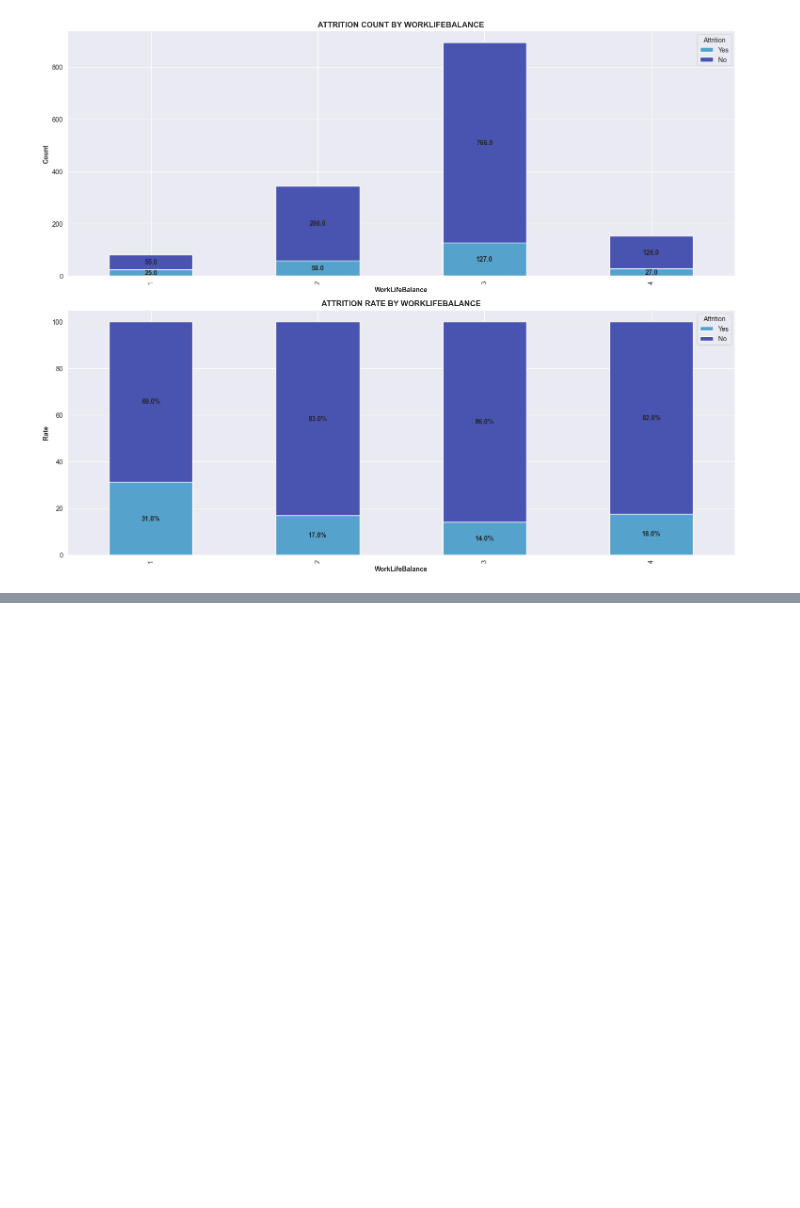
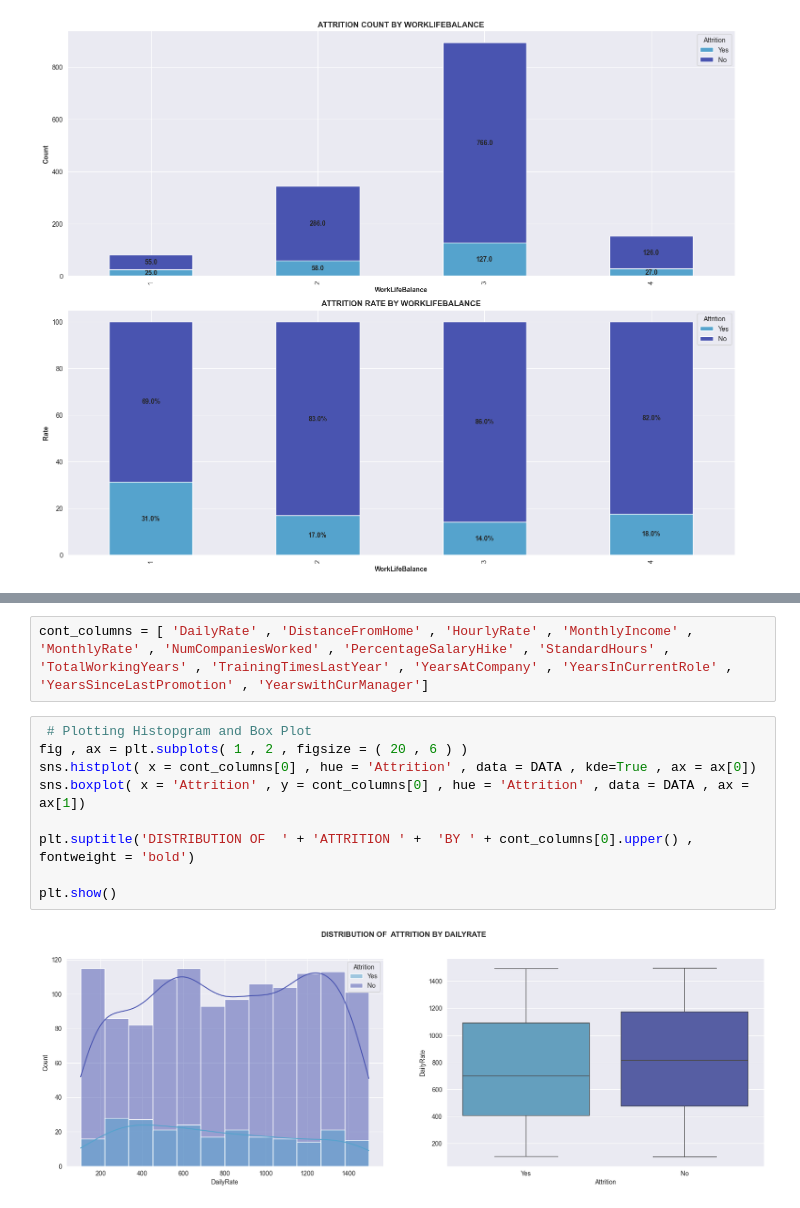
Before and after one commit to George-Njuguna/HR-ATTRITION-MODELLING, a Jupyter notebook: EDA.ipynb, the cells around one changed output, grey strips where cells are left out. Cells and saved outputs as stored; diff of their text form; blank space fills up the shorter version.

```diff
--- a/EDA.ipynb
+++ b/EDA.ipynb
@@ -373,0 +398,13 @@ ord_data_plot( DATA , 'Attrition' , ord_columns[7] )
+# %%
+cont_columns = [ 'DailyRate' , 'DistanceFromHome' , 'HourlyRate' , 'MonthlyIncome' , 'MonthlyRate' , 'NumCompaniesWorked' , 'PercentageSalaryHike' , 'StandardHours' , 'TotalWorkingYears' , 'TrainingTimesLastYear' , 'YearsAtCompany' , 'YearsInCurrentRole' , 'YearsSinceLastPromotion' , 'YearswithCurManager']
+# %%
+ # Plotting Histopgram and Box Plot
+fig , ax = plt.subplots( 1 , 2 , figsize = ( 20 , 6 ) )
+sns.histplot( x = cont_columns[0] , hue = 'Attrition' , data = DATA , kde=True , ax = ax[0])
+sns.boxplot( x = 'Attrition' , y = cont_columns[0] , hue = 'Attrition' , data = DATA , ax = ax[1])
+
+plt.suptitle('DISTRIBUTION OF  ' + 'ATTRITION ' +  'BY ' + cont_columns[0].upper() , fontweight = 'bold')
+
+plt.show()
+# %% [output]
+[figure, added]
```
Also changed, not shown: parts of 10 cells of this notebook.
